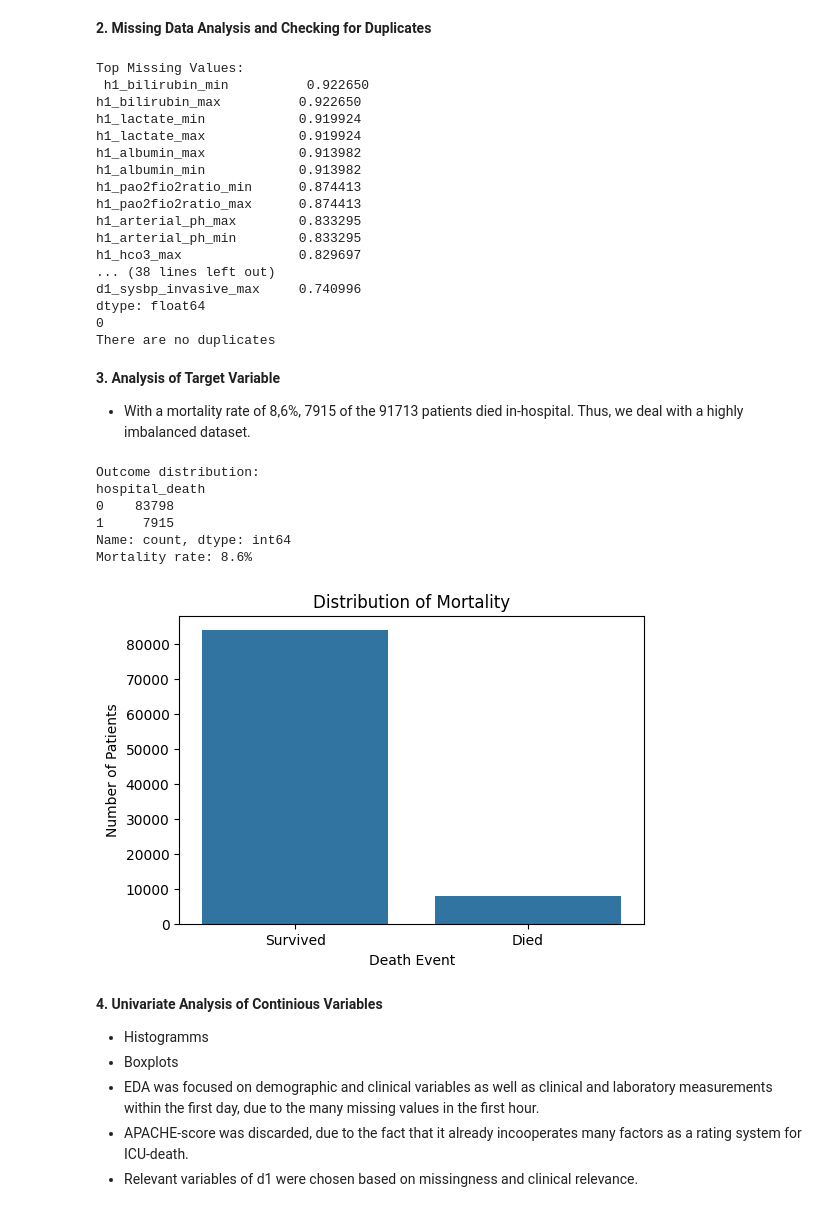
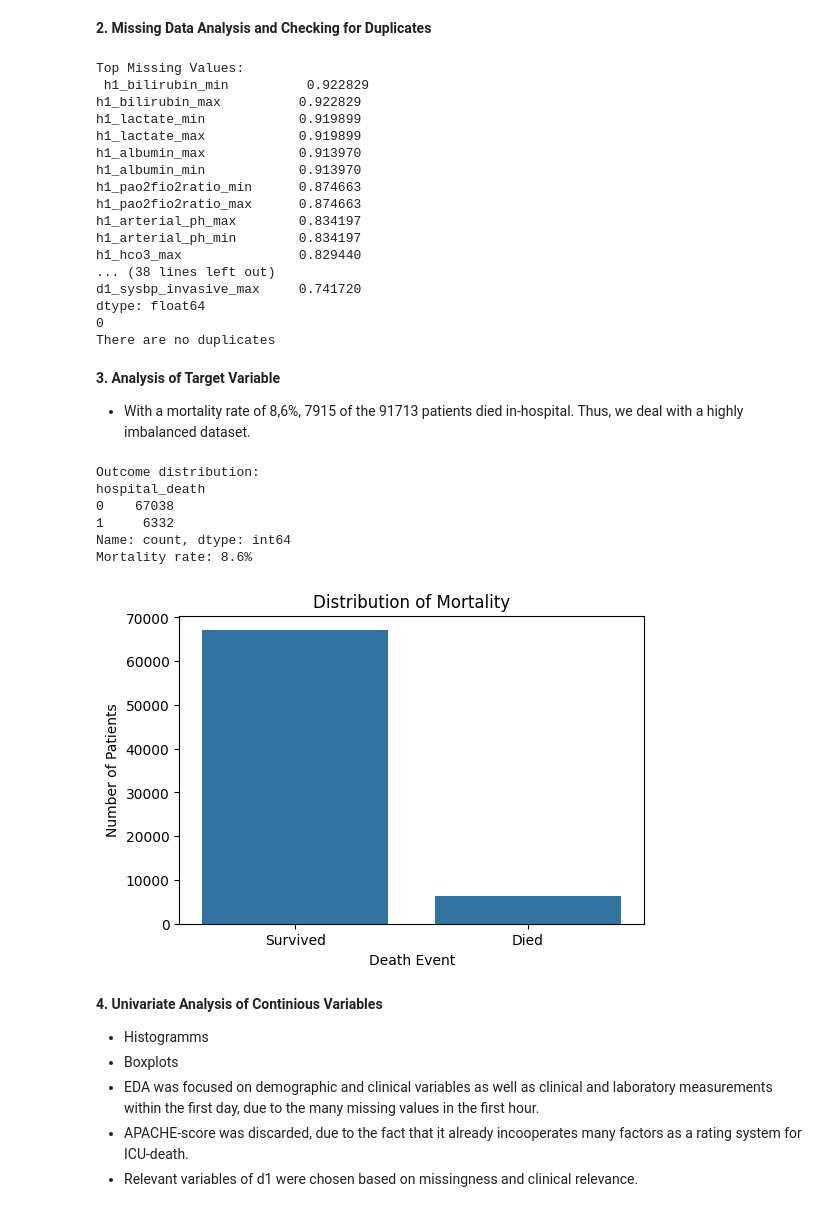
Before and after one commit to dr-koehler-ai/ICU-Mortality-Prediction, a Jupyter notebook: Early_ICU_Mortality_Prediction.ipynb, the cells around one changed output. Drawn from its saved outputs; the diff is of its cells as text; code cells hidden in the pictures.

```diff
--- a/Early_ICU_Mortality_Prediction.ipynb
+++ b/Early_ICU_Mortality_Prediction.ipynb
@@ -107,26 +172,26 @@ Name: count, dtype: int64
 # 2. Missing Data Analysis
 # =========================
 
-missing = data.isnull().mean().sort_values(ascending=False)
+missing = train_data.isnull().mean().sort_values(ascending=False)
 print("\nTop Missing Values:\n", missing.head(50))
 
-print(data.duplicated().sum())
+print(train_data.duplicated().sum())
 print("There are no duplicates")
 # %% [output]
 Top Missing Values:
- h1_bilirubin_min          0.922650
-h1_bilirubin_max          0.922650
-h1_lactate_min            0.919924
-h1_lactate_max            0.919924
-h1_albumin_max            0.913982
-h1_albumin_min            0.913982
-h1_pao2fio2ratio_min      0.874413
-h1_pao2fio2ratio_max      0.874413
-h1_arterial_ph_max        0.833295
-h1_arterial_ph_min        0.833295
-h1_hco3_max               0.829697
+ h1_bilirubin_min          0.922829
+h1_bilirubin_max          0.922829
+h1_lactate_min            0.919899
+h1_lactate_max            0.919899
+h1_albumin_max            0.913970
+h1_albumin_min            0.913970
+h1_pao2fio2ratio_min      0.874663
+h1_pao2fio2ratio_max      0.874663
+h1_arterial_ph_max        0.834197
+h1_arterial_ph_min        0.834197
+h1_hco3_max               0.829440
 ... (38 lines left out)
-d1_sysbp_invasive_max     0.740996
+d1_sysbp_invasive_max     0.741720
 dtype: float64
 0
 There are no duplicates
@@ -138,33 +203,33 @@ There are no duplicates
 # %%
 # =========================
 # 3. Target Variable
 # =========================
 
 print("Outcome distribution:")
-print(data["hospital_death"].value_counts())
-mortality_rate = data["hospital_death"].mean()
+print(train_data["hospital_death"].value_counts())
+mortality_rate = train_data["hospital_death"].mean()
 
 print(f"Mortality rate: {mortality_rate:.1%}")
 plt.figure(figsize=(6,4))
 
 sns.countplot(
-    data=data,
+    data=train_data,
     x="hospital_death"
 )
 
 plt.title("Distribution of Mortality")
 plt.xlabel("Death Event")
 plt.ylabel("Number of Patients")
 plt.xticks([0, 1], ["Survived", "Died"])
 plt.show()
 # %% [output]
 Outcome distribution:
 hospital_death
-0    83798
-1     7915
+0    67038
+1     6332
 Name: count, dtype: int64
 Mortality rate: 8.6%
-[figure, old version]
+[figure, new version]
 # %% [markdown]
 **4. Univariate Analysis of Continious Variables**
 
```
Also changed, not shown: parts of 14 cells of this notebook.
